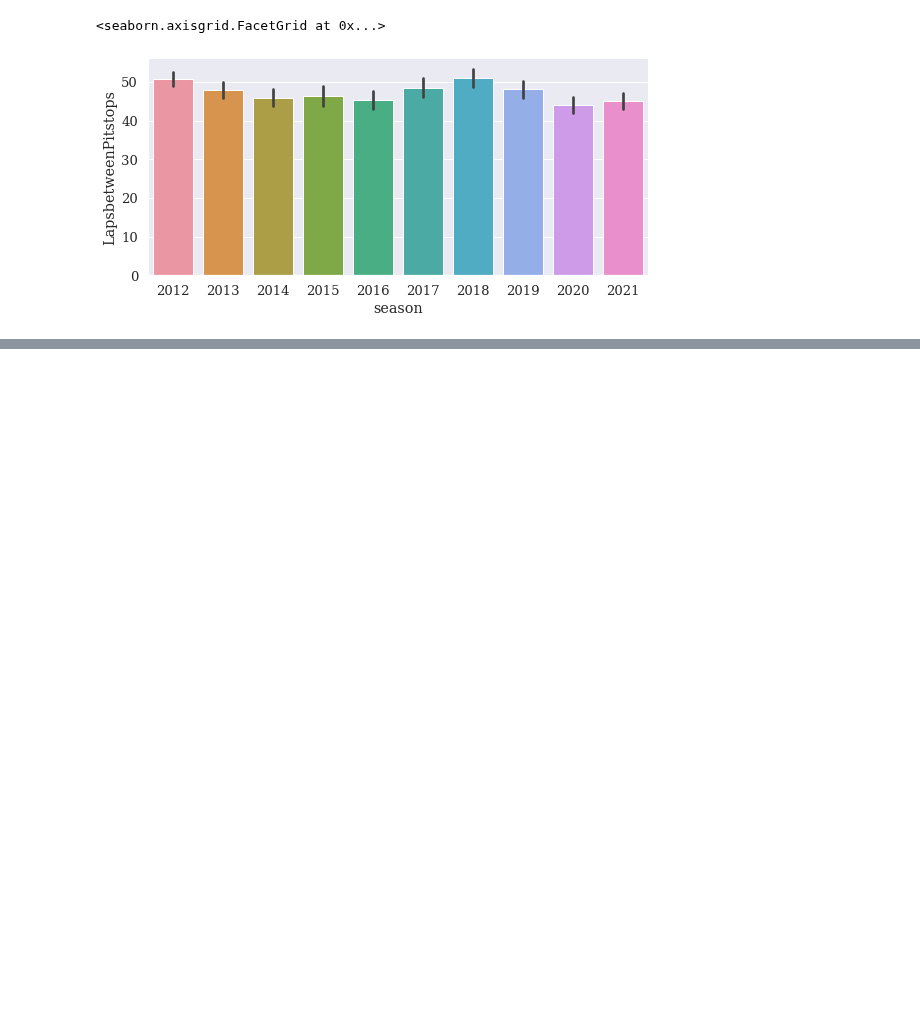
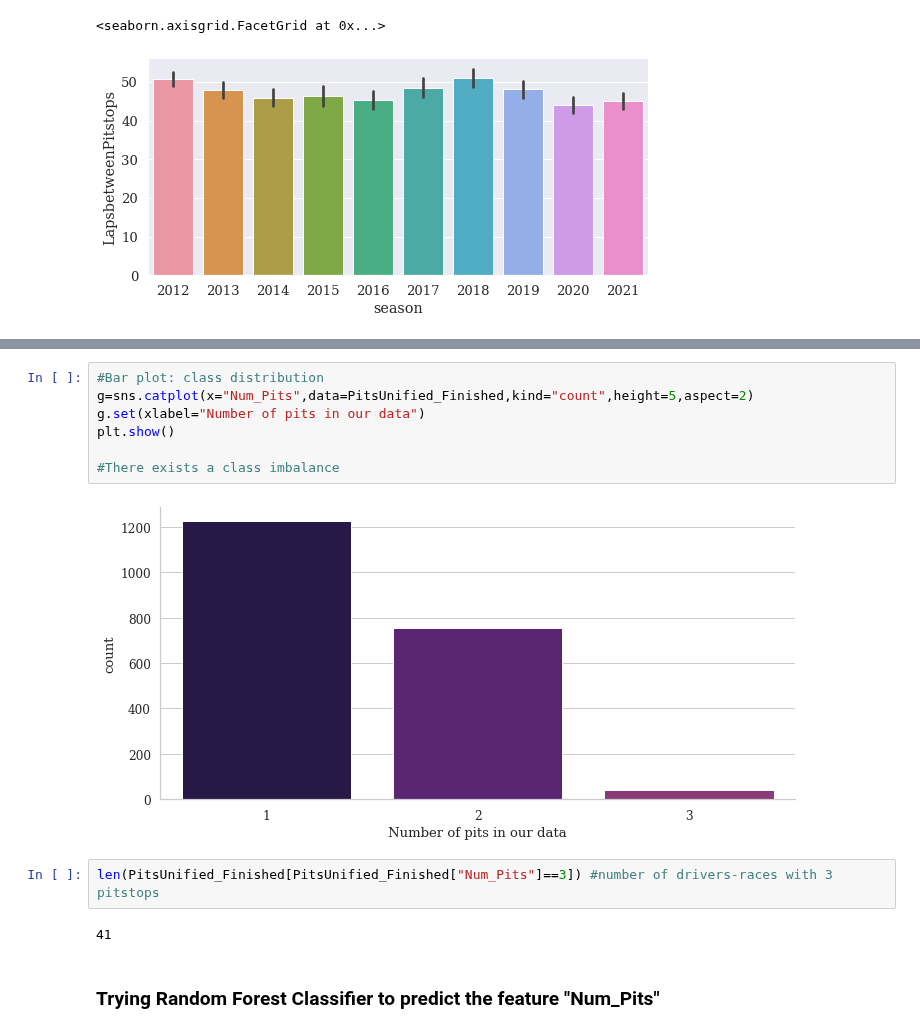
Before and after one commit to GabyCisnerosV/F1_NoName, a Jupyter notebook: Predicting_pitstops.ipynb, the cells around one changed output, grey strips where cells are left out. Drawn from its saved outputs; the diff is of its cells as text; blank space fills up the shorter version.

Commit message:
random forest classifier for num_pits

```diff
--- a/Predicting_pitstops.ipynb
+++ b/Predicting_pitstops.ipynb
@@ -151,0 +241,15 @@ sns.catplot(data=PitsUnified_Finished,x="season", y="LapsbetweenPitstops",kind="
+# %%
+#Bar plot: class distribution
+g=sns.catplot(x="Num_Pits",data=PitsUnified_Finished,kind="count",height=5,aspect=2)
+g.set(xlabel="Number of pits in our data")
+plt.show()
+
+#There exists a class imbalance
+# %% [output]
+[figure, added]
+# %%
+len(PitsUnified_Finished[PitsUnified_Finished["Num_Pits"]==3]) #number of drivers-races with 3 pitstops
+# %% [output]
+41
+# %% [markdown]
+### Trying Random Forest Classifier to predict the feature "Num_Pits"
```
Also changed, not shown: parts of 14 cells of this notebook.
